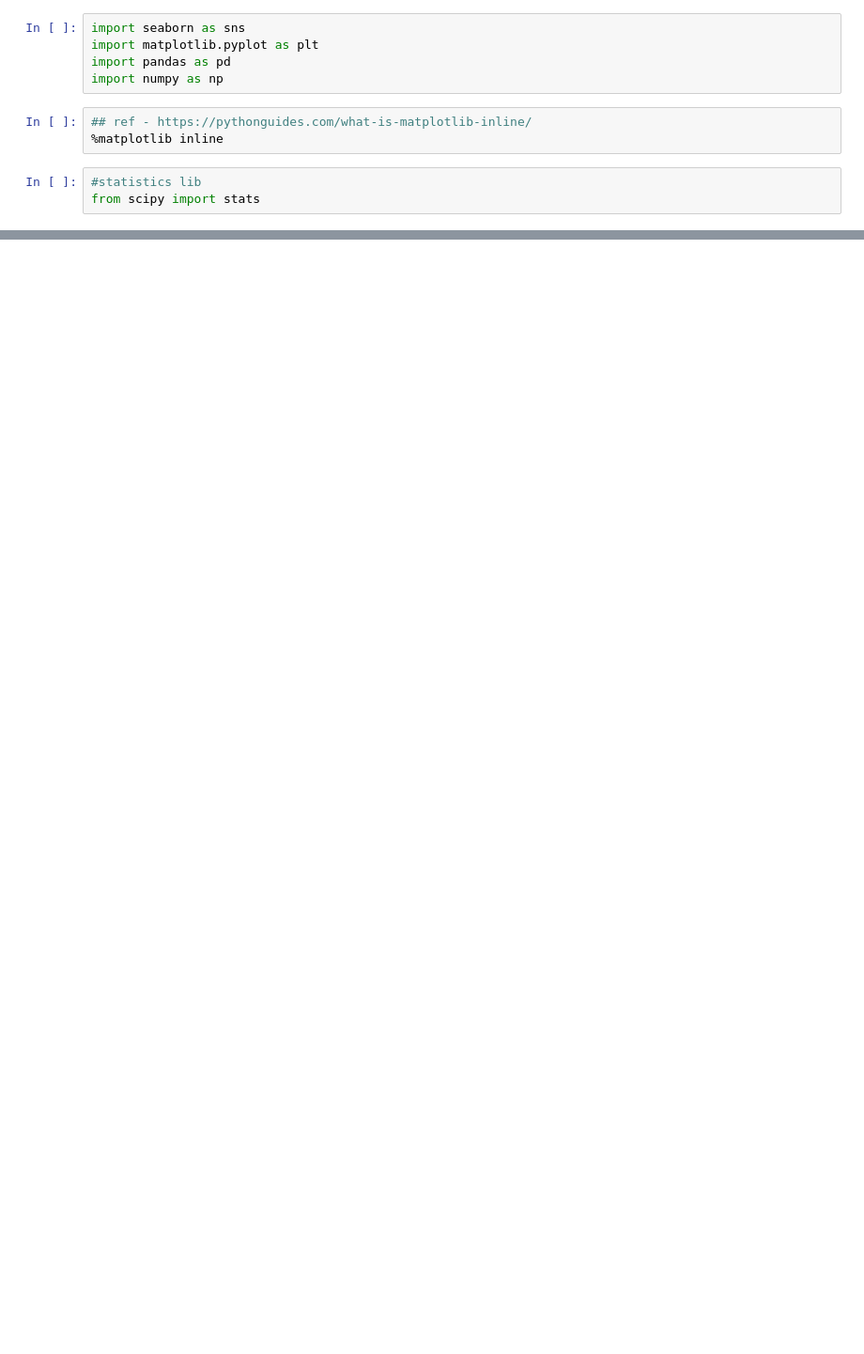
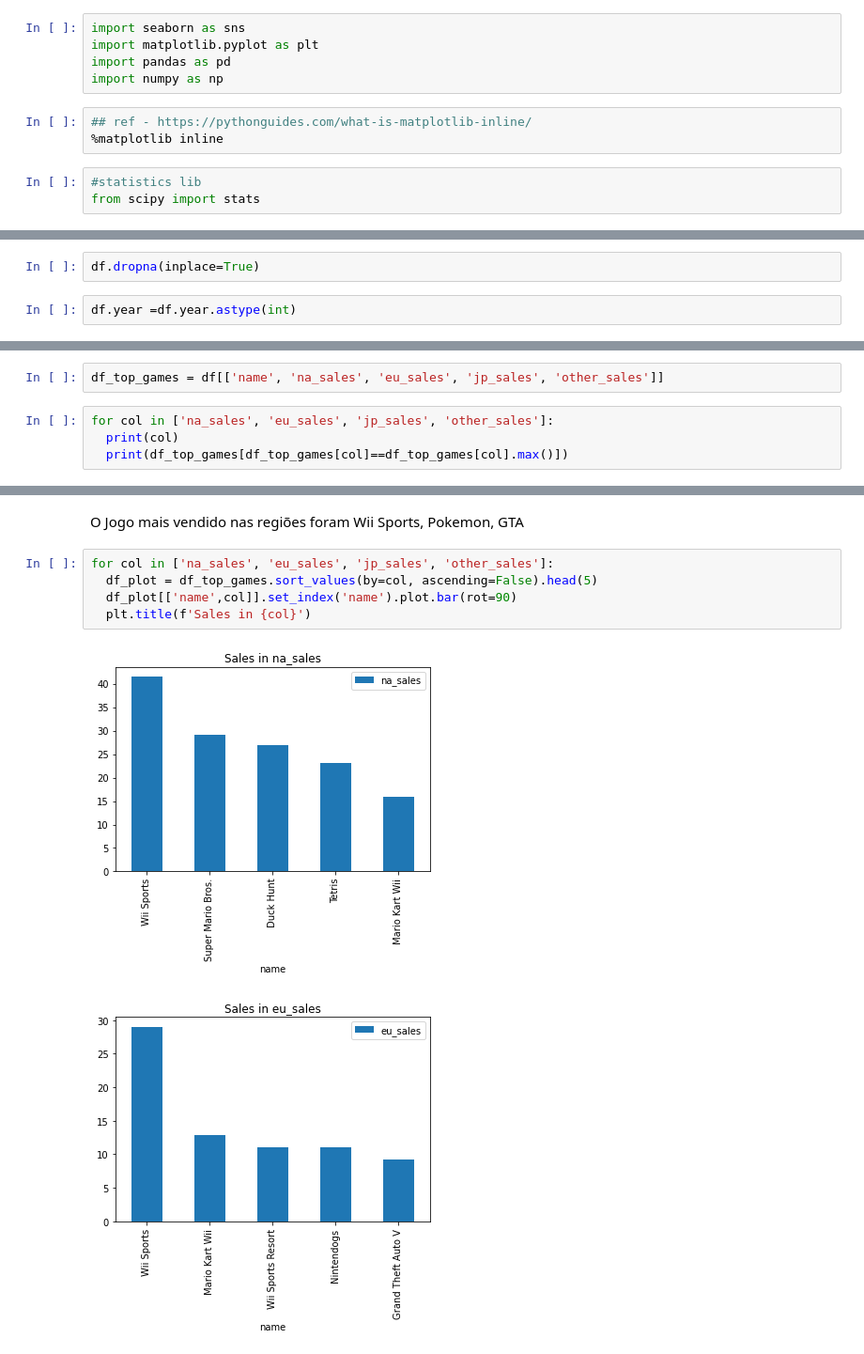
Before and after one commit to RaphaelEiras/colorizando-fotos, a Jupyter notebook: EDA_III_Prática_Juntos.ipynb, the cells around one changed output, grey strips where cells are left out. Shown at 94% size. Drawn from its saved outputs; the diff is of its cells as text; blank space fills up the shorter version.

```diff
--- a/EDA_III_Prática_Juntos.ipynb
+++ b/EDA_III_Prática_Juntos.ipynb
@@ -59,0 +180,4 @@ from scipy import stats
+# %%
+df.dropna(inplace=True)
+# %%
+df.year =df.year.astype(int)
@@ -59,0 +247,6 @@ from scipy import stats
+# %%
+df_top_games = df[['name', 'na_sales', 'eu_sales', 'jp_sales', 'other_sales']]
+# %%
+for col in ['na_sales', 'eu_sales', 'jp_sales', 'other_sales']:
+  print(col)
+  print(df_top_games[df_top_games[col]==df_top_games[col].max()])
@@ -59,0 +266,10 @@ from scipy import stats
+# %% [markdown]
+O Jogo mais vendido nas regiões foram Wii Sports, Pokemon, GTA
+# %%
+for col in ['na_sales', 'eu_sales', 'jp_sales', 'other_sales']:
+  df_plot = df_top_games.sort_values(by=col, ascending=False).head(5)
+  df_plot[['name',col]].set_index('name').plot.bar(rot=90)
+  plt.title(f'Sales in {col}')
+# %% [output]
+[figure, added]
+[figure, added]
```
Also changed, not shown: parts of 36 cells of this notebook.
